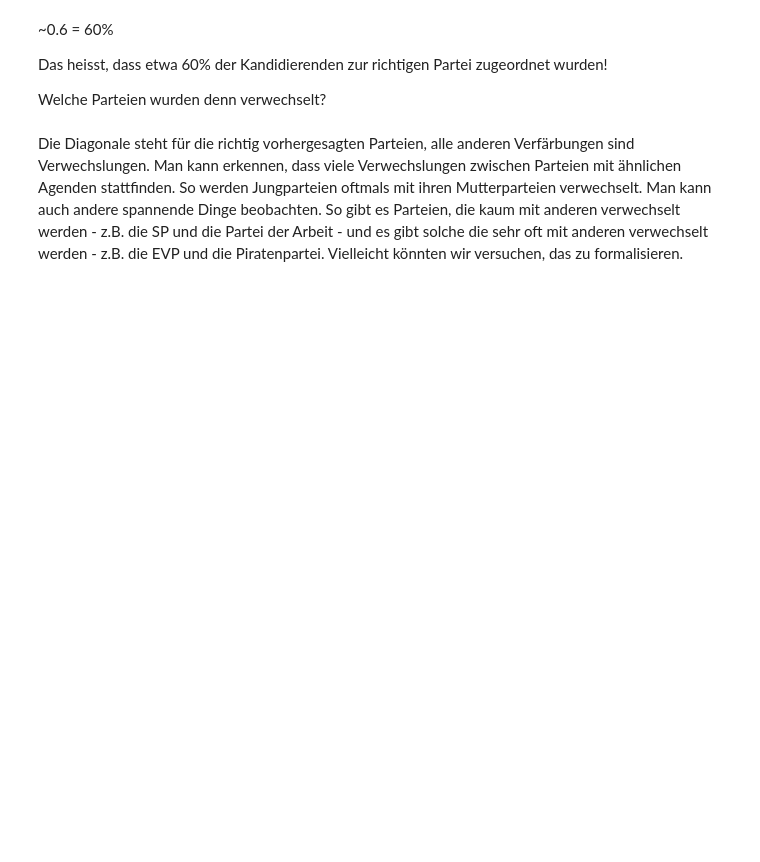
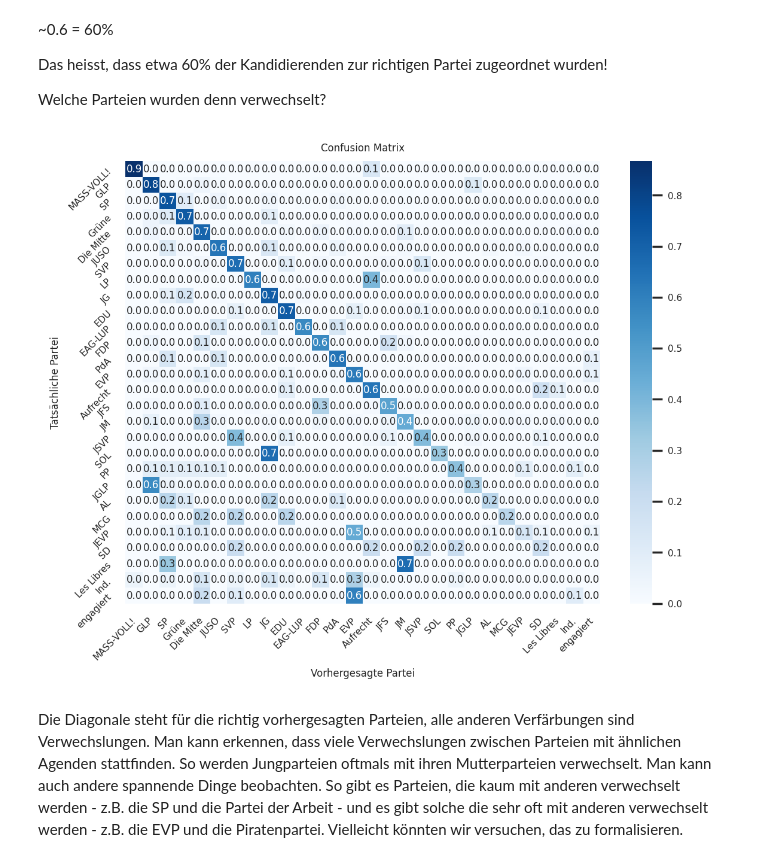
Before and after one commit to digital-sustainability/parldigi-masterclass, a Jupyter notebook: 4_NeuronalesNetzwerk.ipynb, the cells around one changed output. Drawn from its saved outputs; the diff is of its cells as text; code cells hidden in the pictures; blank space fills up the shorter version.

Commit message:
Normalized heatmap

```diff
--- a/4_NeuronalesNetzwerk.ipynb
+++ b/4_NeuronalesNetzwerk.ipynb
@@ -85,35 +121,37 @@ test_predictions = model.predict(test_inputs)
 # Parteien nach F1-Score sortieren
 parties = [
     party[0]
     for party in sorted(
         zip(
             parties,
             f1_score(test_labels, test_predictions, average=None, labels=parties),
         ),
         key=lambda party: party[1],
         reverse=True,
     )
 ]
 
 
-cm = confusion_matrix(test_labels, test_predictions, labels=parties)
+cm = confusion_matrix(test_labels, test_predictions, labels=parties, normalize="true")
 
 plt.figure(dpi=200)
 sns.set_theme(font_scale=0.5)
 ax = plt.subplot()
 
-sns.heatmap(cm, annot=True, ax=ax, cmap="Blues", fmt="g", vmax=np.max(cm) / 2)
+sns.heatmap(cm, annot=True, ax=ax, cmap="Blues", fmt=".1f", vmax=np.max(cm))
 
 
 ax.set_xlabel("Vorhergesagte Partei")
 ax.set_ylabel("Tatsächliche Partei")
 plt.xticks(rotation=45)
 plt.yticks(rotation=45)
 ax.set_title("Confusion Matrix")
 ax.xaxis.set_ticklabels(parties, rotation_mode="anchor", ha="right", va="center")
 ax.yaxis.set_ticklabels(parties, rotation_mode="anchor", ha="right", va="center")
 
 plt.show()
+# %% [output]
+[figure, added]
 # %% [markdown]
 Die Diagonale steht für die richtig vorhergesagten Parteien, alle anderen Verfärbungen sind Verwechslungen. Man kann erkennen, dass viele Verwechslungen zwischen Parteien mit ähnlichen Agenden stattfinden. So werden Jungparteien oftmals mit ihren Mutterparteien verwechselt. Man kann auch andere spannende Dinge beobachten. So gibt es Parteien, die kaum mit anderen verwechselt werden - z.B. die SP und die Partei der Arbeit - und es gibt solche die sehr oft mit anderen verwechselt werden - z.B. die EVP und die Piratenpartei. Vielleicht könnten wir versuchen, das zu formalisieren.
 # %%
```
Also changed, not shown: parts of 4 cells of this notebook.
